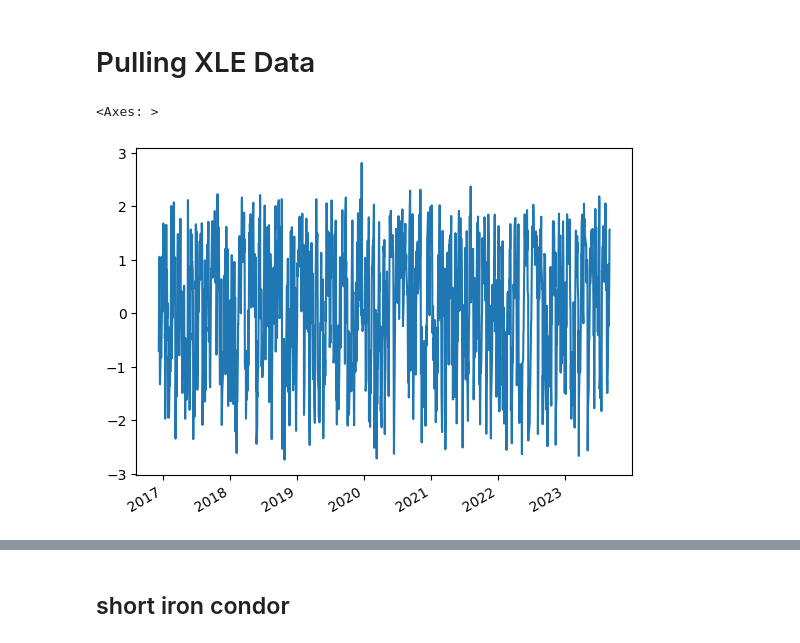
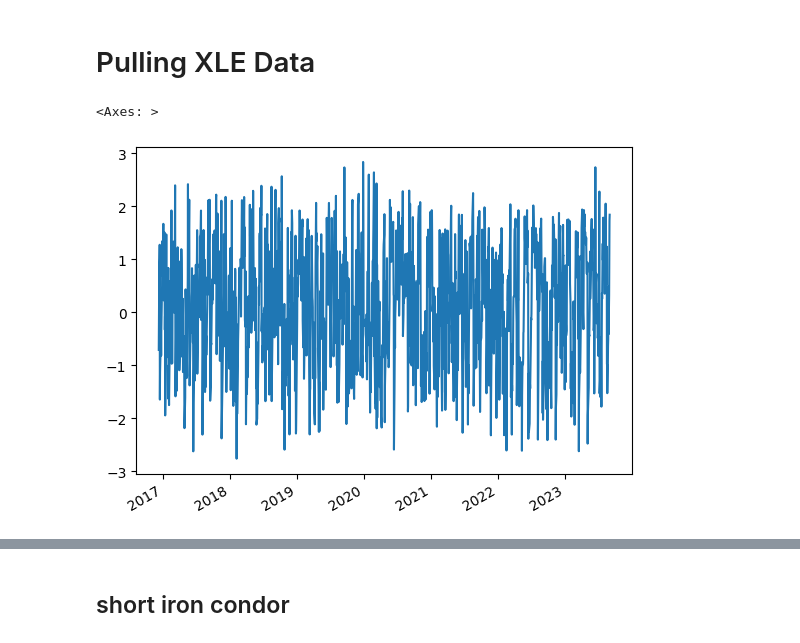
Before and after one commit to siruiliu-code/GARCH-X-Volatility-Modelling-with-Equity-Options-Trading, a Jupyter notebook: XLE_backtester.ipynb, the cells around one changed output, grey strips where cells are left out. Drawn from its saved outputs; the diff is of its cells as text; code cells hidden in the pictures.

```diff
--- a/XLE_backtester.ipynb
+++ b/XLE_backtester.ipynb
@@ -177,14 +177,14 @@ xle_filtered_options
 # Pulling XLE Data
 # %%
 xle_pred = pd.read_csv("data/xle_pred7030_new.csv", parse_dates=True, index_col=0).rename(columns={"0": "Rolling Pred"})
-xle_iv = pd.read_csv("data/XLU_IV.csv", parse_dates=True, index_col=0)
+xle_iv = pd.read_csv("data/XLE_IV.csv", parse_dates=True, index_col=0)
 xle_vrp = (xle_iv["Average IV"] - xle_pred["Rolling Pred"]).dropna()
 
 xle_vrp_standardised = rolling_z_score(xle_vrp, window=10)
 xle_vrp_standardised.plot()
 # %% [output]
 <Axes: >
-[figure, old version]
+[figure, new version]
 # %%
 upper_threshold = 1.75
 lower_threshold = -1.75
```
Also changed, not shown: parts of 9 cells of this notebook, 2 other files.
